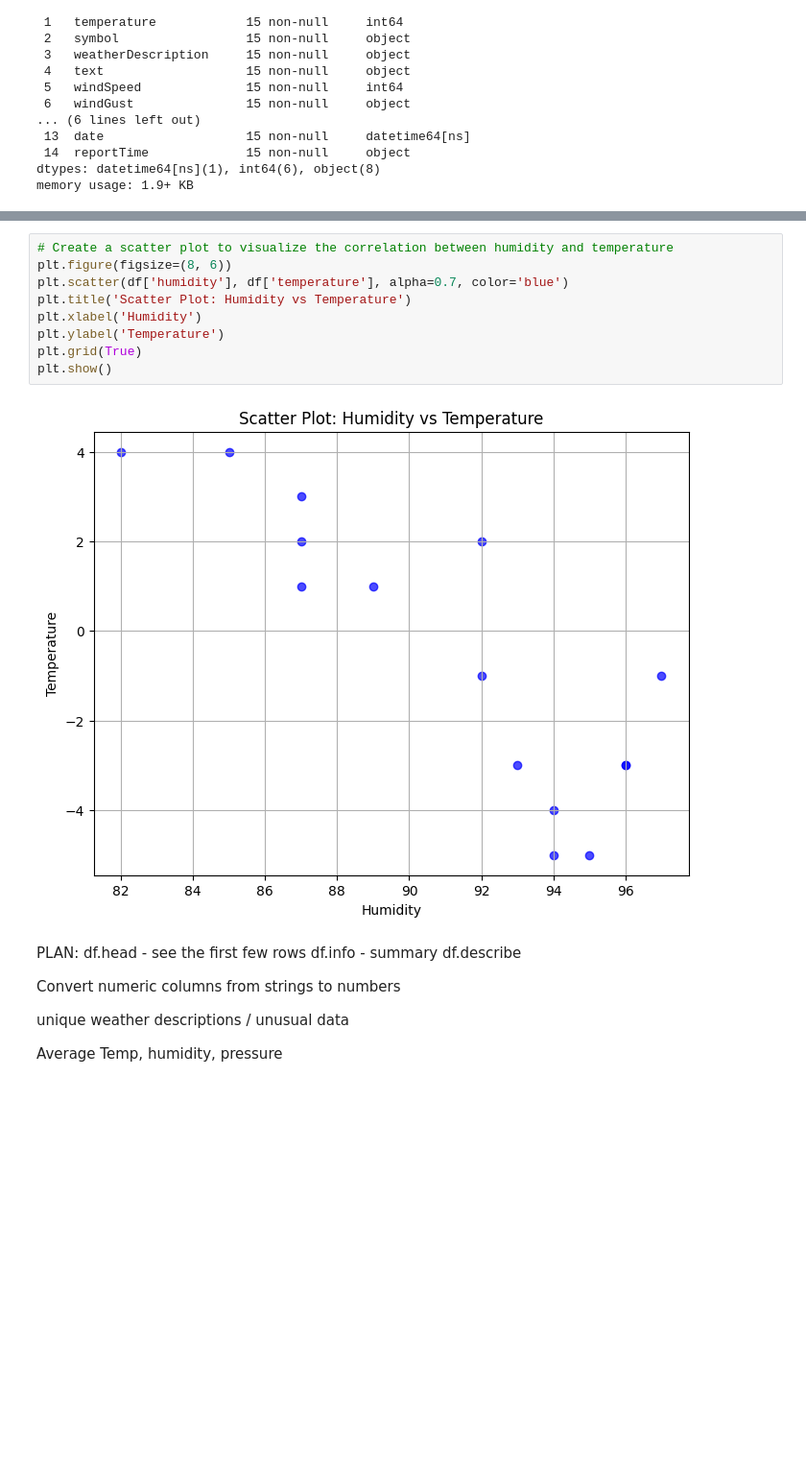
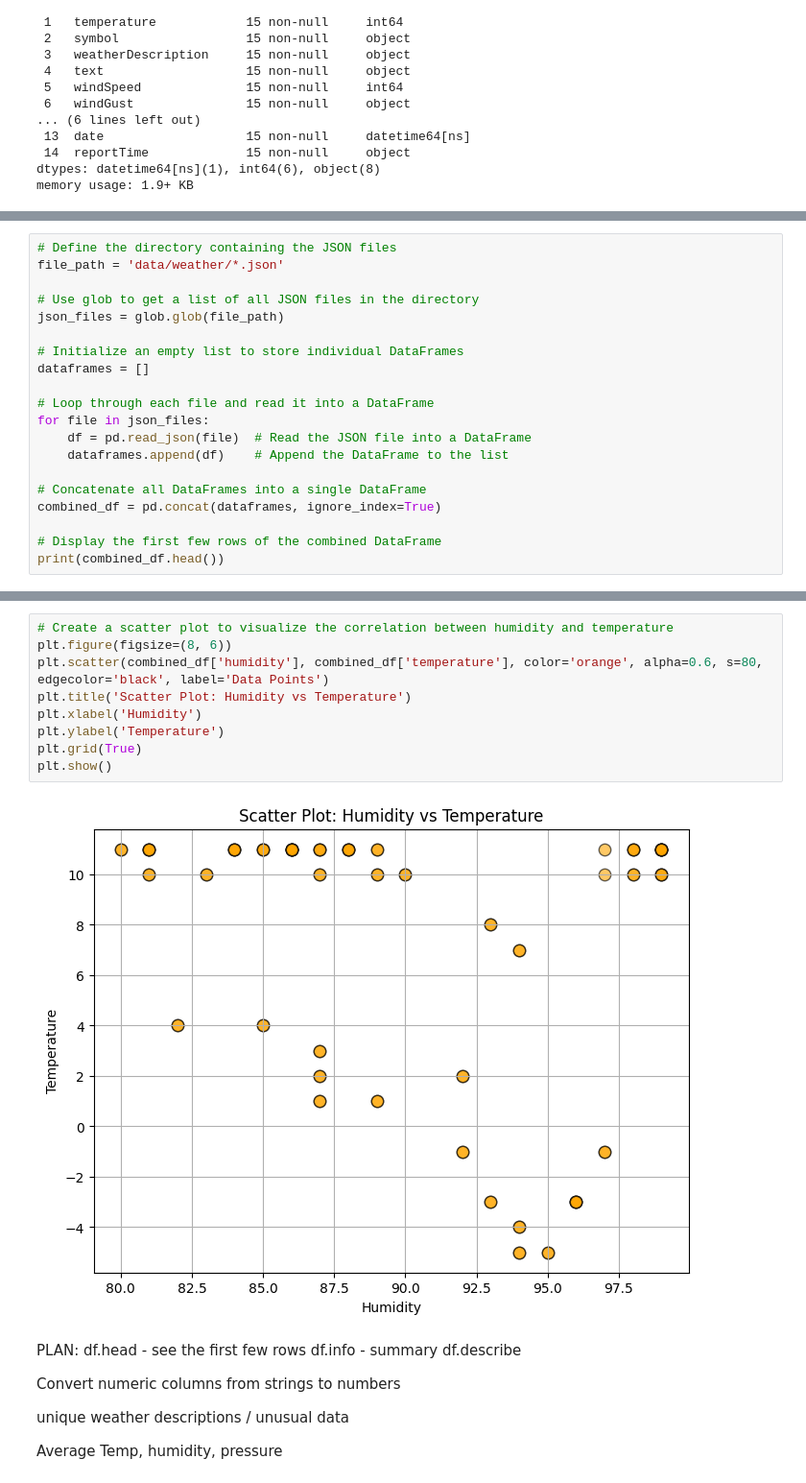
Before and after one commit to aoifeflav/computer-infrastructure, a Jupyter notebook: weather.ipynb, the cells around one changed output, grey strips where cells are left out. Shown: that part at 96% size. Drawn from its saved outputs; the diff is of its cells as text; blank space fills up the shorter version.

```diff
--- a/weather.ipynb
+++ b/weather.ipynb
@@ -295,0 +299,20 @@ plt.show()
+# %%
+# Define the directory containing the JSON files
+file_path = 'data/weather/*.json'
+
+# Use glob to get a list of all JSON files in the directory
+json_files = glob.glob(file_path)
+
+# Initialize an empty list to store individual DataFrames
+dataframes = []
+
+# Loop through each file and read it into a DataFrame
+for file in json_files:
+    df = pd.read_json(file)  # Read the JSON file into a DataFrame
+    dataframes.append(df)    # Append the DataFrame to the list
+
+# Concatenate all DataFrames into a single DataFrame
+combined_df = pd.concat(dataframes, ignore_index=True)
+
+# Display the first few rows of the combined DataFrame
+print(combined_df.head())
@@ -296,14 +383,14 @@ plt.show()
 # %%
 # Create a scatter plot to visualize the correlation between humidity and temperature
 plt.figure(figsize=(8, 6))
-plt.scatter(df['humidity'], df['temperature'], alpha=0.7, color='blue')
+plt.scatter(combined_df['humidity'], combined_df['temperature'], color='orange', alpha=0.6, s=80, edgecolor='black', label='Data Points')
 plt.title('Scatter Plot: Humidity vs Temperature')
 plt.xlabel('Humidity')
 plt.ylabel('Temperature')
 plt.grid(True)
 plt.show()
 # %% [output]
-[figure, old version]
+[figure, new version]
 # %% [markdown]
 PLAN:
 df.head - see the first few rows
```
Also changed, not shown: parts of 16 cells of this notebook.
